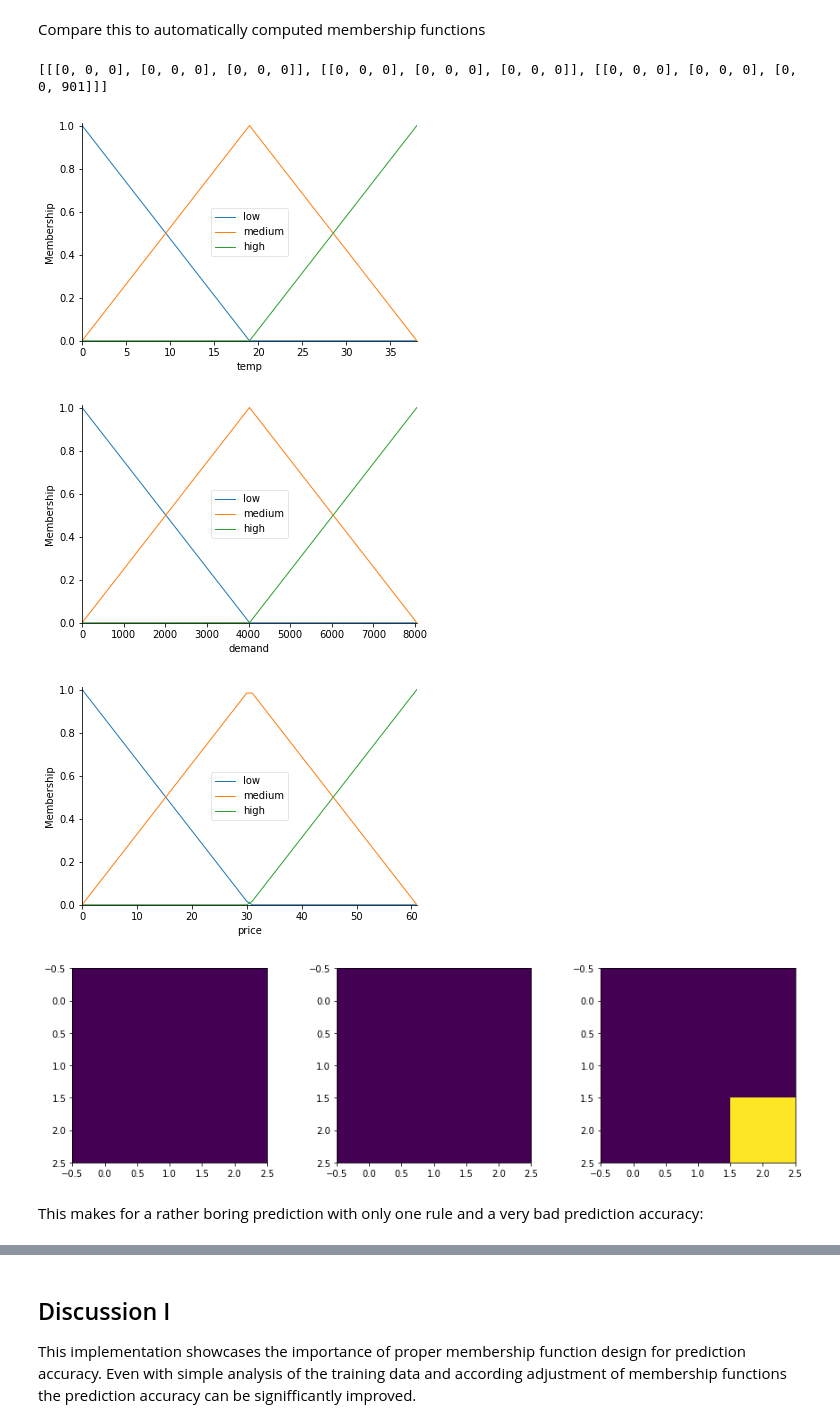
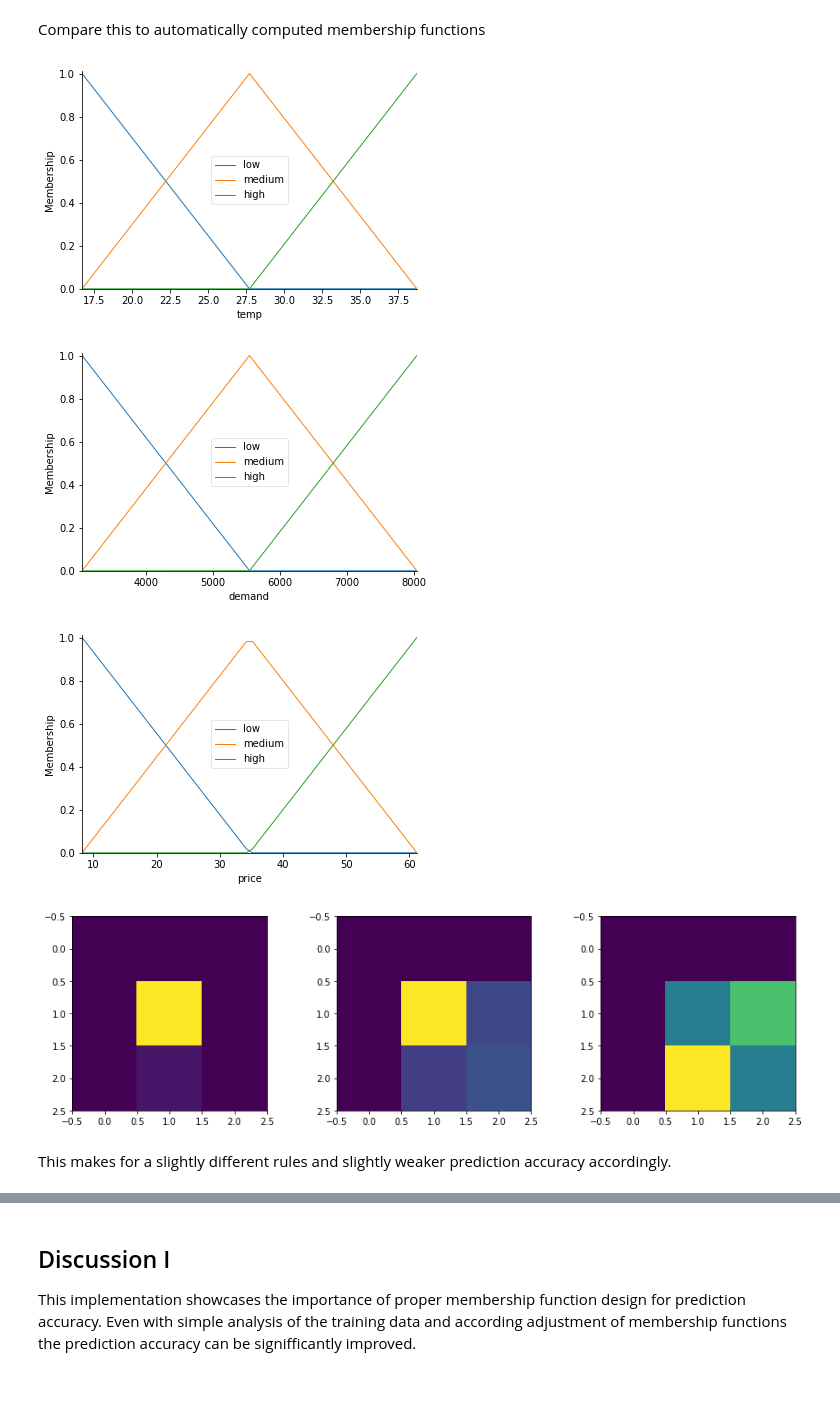
Before and after one commit to masus04/ComputationalIntelligence, a Jupyter notebook: combined.ipynb, the cells around one changed output, grey strips where cells are left out. Cells and saved outputs as stored; diff of their text form; code cells hidden in the pictures; blank space fills up the shorter version.

```diff
--- a/combined.ipynb
+++ b/combined.ipynb
@@ -275,34 +276,42 @@ Average training error: 2.0611827131658953
 Average test error: 2.1155442125039934
 # %% [markdown]
 Compare this to automatically computed membership functions
+# %%
+auto_temp = ctrl.Antecedent(np.arange(min(training_data['t_2'])*0.8, max(training_data['t_2'])*1.2, 1), 'temp')
+auto_temp.automf(3, names=['low', 'medium', 'high'])
+auto_temp.view()
+
+auto_demand = ctrl.Antecedent(np.arange(min(training_data['d'])*0.8, max(training_data['d'])*1.2, 1), 'demand')
+auto_demand.automf(3, names=['low', 'medium', 'high'])
+auto_demand.view()
+
+auto_price = ctrl.Consequent(np.arange(min(training_data['p'])*0.8, max(training_data['p'])*1.2, 1), 'price')
+auto_price.automf(3, names=['low', 'medium', 'high'])
+auto_price.view()
+# %% [output]
+[figure, added]
+[figure, added]
+[figure, added]
 # %%
-for uni in (temp, demand, price):
-    uni.automf(3, names=['low', 'medium', 'high'])
-    uni.view()
-
+# These values are based on the automatically generated membership functions
 grid = [[[0, 0, 0], [0, 0, 0], [0, 0, 0]], [[0, 0, 0], [0, 0, 0], [0, 0, 0]], [[0, 0, 0], [0, 0, 0], [0, 0, 0]]]
 for t, d, p in zip(training_data['t_2'], training_data['d'], training_data['p']):
-    t = min((t-0, 0), (t-19, 1), (t-38, 2))[1]
-    d = min((d-0, 0), (d-4000, 1), (d-8000, 2))[1]
-    p = min((p-0, 0), (p-30, 1), (p-61, 2))[1]
+    t = min((abs(t-0), 0), (abs(t-19), 1), (abs(t-38), 2))[1]
+    d = min((abs(d-0), 0), (abs(d-4000), 1), (abs(d-8000), 2))[1]
+    p = min((abs(p-0), 0), (abs(p-30), 1), (abs(p-61), 2))[1]
     grid[p][t][d] += 1
 
-print(grid)
 fig = plt.figure()
 fig.set_figwidth(15)
 ax = fig.add_subplot(131)
 ax.imshow(grid[0], interpolation='nearest')
 ax = fig.add_subplot(132)
 ax.imshow(grid[1], interpolation='nearest')
 ax = fig.add_subplot(133)
 ax.imshow(grid[2], interpolation='nearest')
 plt.show()
 # %% [output]
-[[[0, 0, 0], [0, 0, 0], [0, 0, 0]], [[0, 0, 0], [0, 0, 0], [0, 0, 0]], [[0, 0, 0], [0, 0, 0], [0, 0, 901]]]
-[figure, old version]
+[figure, new version]
-[figure, removed]
-[figure, removed]
-[figure, removed]
 # %% [markdown]
-This makes for a rather boring prediction with only one rule and a very bad prediction accuracy:
+This makes for a slightly different rules and slightly weaker prediction accuracy accordingly.
 # %%
```
Also changed, not shown: parts of 7 cells of this notebook, 5 other files.
